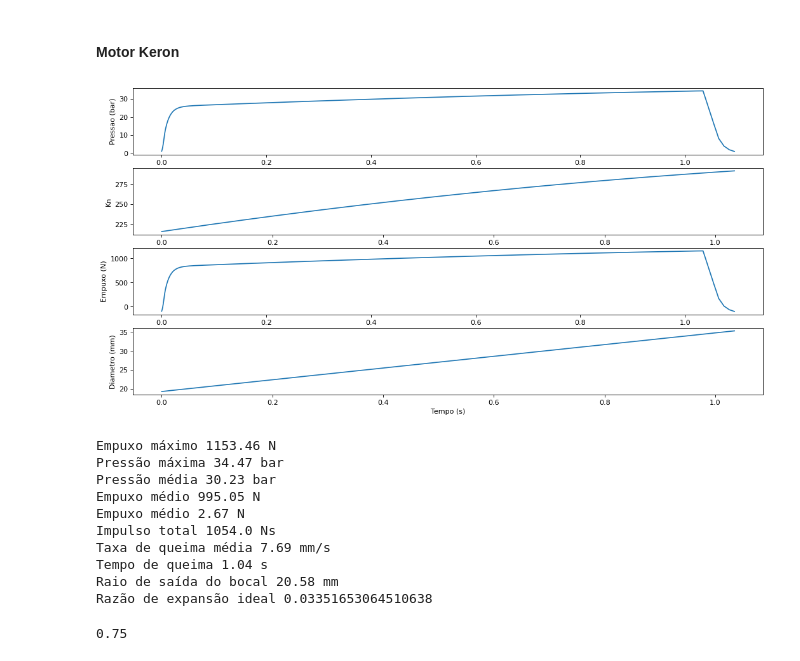
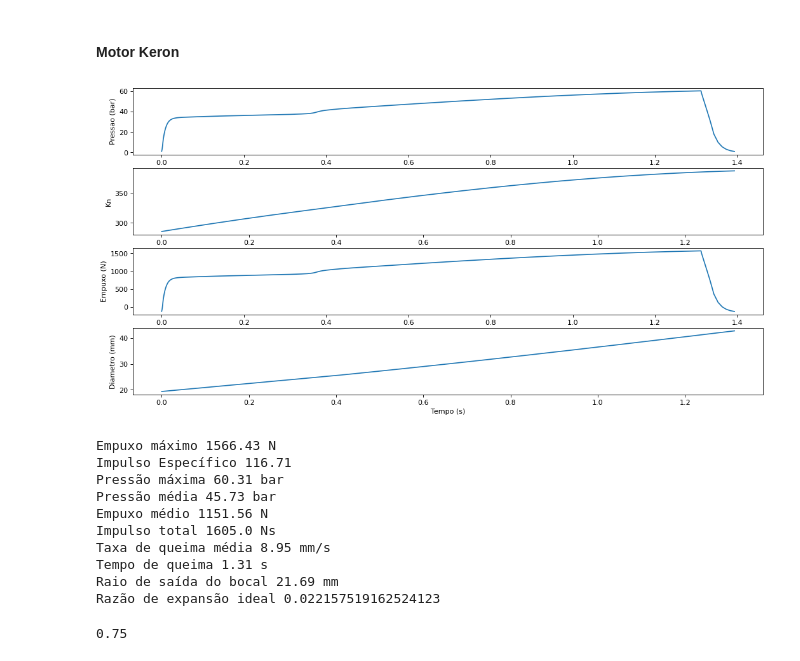
Before and after one commit to PatrickSampaioUSP/Propy, a Jupyter notebook: PropGoverningEquations.ipynb, the cells around one changed output. Saved outputs shown, nothing was run; the diff lists cells and outputs as text; code cells hidden in the pictures.

```diff
--- a/PropGoverningEquations.ipynb
+++ b/PropGoverningEquations.ipynb
@@ -87,7 +66,7 @@ import math
 import numpy as np
 import matplotlib.pyplot as plt
 from scipy import optimize
-from scipy.integrate import odeint, solve_ivp, trapz
+from scipy.integrate import solve_ivp, trapz
 
 ############ Parameters #############
 k = 1.1362                                            #Razão de calores específicos
@@ -100,7 +79,7 @@ R = R_universal/Mm                                    #Constante dos produtos de
 T = 1600.                                             #Temperatura de combustão (K)
 p_atm = 1.01325*(10**5)                               #Pressão atmosférica (Pa)
 m_prod_chamber = 0.                                   #Massa dos produtos de combustão (kg)
-n_cf = 0.8                                            #Eficiência do coeficiente de empuxo
+n_cf = 0.9                                            #Eficiência do coeficiente de empuxo
 g = 9.8                                               #Aceleração da gravidade (m/s^2)
 
 
@@ -113,7 +92,7 @@ calculate_thrust = lambda C,throat_area,x: C*throat_area*x
 
 def calculate_cf(expansion_ratio,exit_pressure_list,pressure_list,exit_area,throat_area):
   cf = np.zeros(len(pressure_list))
-  cf[0:len(cf)] = math.sqrt((2*k**2/(k-1))*((2/(k+1))**((k+1)/(k-1)))*(1-expansion_ratio**((k-1)/k))) + (exit_pressure_list[0:len(cf)] - p_atm)*exit_area/(throat_area*pressure_list[0:len(cf)])
+  cf[0:len(cf)] = n_cf*math.sqrt((2*k**2/(k-1))*((2/(k+1))**((k+1)/(k-1)))*(1-expansion_ratio**((k-1)/k))) + (exit_pressure_list[0:len(cf)] - p_atm)*exit_area/(throat_area*pressure_list[0:len(cf)])
   return cf
 
 def calculate_current_prop_volume(grain_number, lgrain, d_ext, d_in):
@@ -184,24 +163,24 @@ def calculate_tail_off(motor, pressure):
 
 def post_processing(y, time_vector, motor):
   tail_off_pressure, tail_off_time = calculate_tail_off(motor, y[2][-1])
-
-  burn_time_vector = time_vector
+  burn_time_vector = np.copy(time_vector)
 
   time_vector = np.hstack((time_vector, tail_off_time + time_vector[-1],))
   pressure_list = np.hstack((y[2], tail_off_pressure,))
+  mean_pressure = trapz(pressure_list, time_vector)/time_vector[-1]
   pressure_list = list(map(lambda x: x/10**5, pressure_list))
 
   mass_in_chamber_list = y[3]
   grain_length = y[1]
-  grain_ext_d = y[0]
+  grain_int_d = y[0]
 
-  mean_pressure = np.mean(pressure_list)*(10**5)
   if not motor.nozzle_exit_radius:
     exit_area_ideal = motor.throat_area/(math.pow((k+1)/2,1/(k-1))*math.pow(p_atm/mean_pressure,1/k)*math.sqrt((k+1)*(1-math.pow(p_atm/mean_pressure,(k-1)/k))/(k-1)))
     exit_radius = math.sqrt(exit_area_ideal/math.pi)*1000.
   else:
     exit_radius = motor.nozzle_exit_radius
     exit_area_ideal = math.pi*exit_radius**2
+    exit_radius = exit_radius*1000
 
   f = lambda x: math.pow(x,1/k)*math.sqrt((k+1)*(1-math.pow(x,(k-1)/k))/(k-1)) - motor.throat_area*math.pow((k+1)/2,1/(1-k))/exit_area_ideal
   expansion_ratio = optimize.newton(f,p_atm/mean_pressure)
@@ -209,7 +188,7 @@ def post_processing(y, time_vector, motor):
 
   cf = calculate_cf(expansion_ratio,exit_pressure_list,np.copy(pressure_list)*(10**5),exit_area_ideal,motor.throat_area)
   thrust_list = np.zeros(len(cf))
-  burn_rate_list = np.zeros(len(cf))
+  burn_rate_list = np.zeros(len(burn_time_vector))
 
   for j in range(len(pressure_list)):
     #cf[j]=n_cf*calculate_cf(pressure_list[j]*(10**5))
@@ -218,16 +197,13 @@ def post_processing(y, time_vector, motor):
       state = [y[0][j], y[1][j], y[2][j], y[3][j]]
       burn_rate_list[j] = modelo(burn_time_vector[j],state,motor)[0]*1000/2
 
-  average_burn_rate = np.mean(burn_rate_list)
+  average_burn_rate = trapz(burn_rate_list, burn_time_vector)/burn_time_vector[-1]
   burn_time = motor.web*1000/average_burn_rate
-  kn_list = list(map(lambda x: calculate_current_burn_area(D0, x[0], x[1], N)/motor.throat_area, zip(grain_ext_d, grain_length)))
+  kn_list = list(map(lambda x: calculate_current_burn_area(D0, x[0], x[1], N)/motor.throat_area, zip(grain_int_d, grain_length)))
   total_impulse = trapz(thrust_list, time_vector)
 
   specific_impulse = total_impulse/(g*motor.propelent_volume*rho_grain)
-  upper = math.pi*motor.chamber_length*(motor.web**2 + motor.web*motor.d_int)*specific_impulse*(average_burn_rate/10**3)*rho_grain*g
-  lower = motor.web*(1 + 2*(motor.chamber_length/motor.d_ext)) + (motor.chamber_length/motor.d_ext)*motor.d_int
-  f_avg = upper/lower
-  grain_ext_d = grain_ext_d*1000.
+  grain_int_d = grain_int_d*1000.
 
   plt.figure(figsize=(16,8),dpi=80)
   plt.subplot(4,1,1)
@@ -240,16 +216,16 @@ def post_processing(y, time_vector, motor):
   plt.plot(time_vector,thrust_list)
   plt.ylabel('Empuxo (N)')
   plt.subplot(4,1,4)
-  plt.plot(burn_time_vector,grain_ext_d)
+  plt.plot(burn_time_vector,grain_int_d)
   plt.ylabel('Diametro (mm)')
   plt.xlabel('Tempo (s)')
   plt.show()
 
   print(f"Empuxo máximo {round(np.max(thrust_list), 2)} N")
+  print(f"Impulso Específico {round(specific_impulse, 2)}")
   print(f"Pressão máxima {round(np.max(pressure_list), 2)} bar")
-  print(f"Pressão média {round(np.mean(pressure_list), 2)} bar")
-  print(f"Empuxo médio {round(np.mean(thrust_list), 2)} N")
-  print(f"Empuxo médio {round(f_avg, 2)} N")
+  print(f"Pressão média {round(mean_pressure/(10**5), 2)} bar")
+  print(f"Empuxo médio {round(total_impulse/time_vector[-1], 2)} N")
   print(f"Impulso total {round(total_impulse)} Ns")
   print(f"Taxa de queima média {round(average_burn_rate, 2)} mm/s")
   print(f"Tempo de queima {round(burn_time, 2)} s")
@@ -291,36 +267,38 @@ Razão de expansão ideal 0.020959032421973237
 # %% [markdown]
 #### Motor Keron
 # %%
-r_throat = 8.9/1000                                   #Raio da garganta do bocal (m)
-D0 = 35.3/1000                                        #Diâmetro externo (m)
+r_throat = 8/1000                                     #Raio da garganta do bocal (m)
+D0 = 42.8/1000                                        #Diâmetro externo (m)
 N = 6                                                 #Número de grãos
 d0 = 19.3/1000                                        #Diâmetro interno inicial (m)
 D_chamber = 48.8/1000                                 #Diâmetro interno da câmara (m)
 motor_length = 750/1000                               #Comprimento do motor (m)
+l_grain = 120/1000                                    #Comprimento do grão (m)
 keron = Motor(r_throat=r_throat,
                 D0=D0,
                 d0=d0,
                 N=N,
                 D_chamber=D_chamber,
-                L=motor_length)
+                L=motor_length,
+                l_grain=l_grain)
 
 conditions = [keron.d_int, keron.l_grain, p_atm, m_prod_chamber]
 t = np.linspace(0,1.8,10000)
 
 y = solve(modelo, conditions, 1.5, keron)
 post_processing(y.y, y.t, keron)
 # %% [output]
-[figure, old version]
+[figure, new version]
-Empuxo máximo 1153.46 N
-Pressão máxima 34.47 bar
-Pressão média 30.23 bar
-Empuxo médio 995.05 N
-Empuxo médio 2.67 N
-Impulso total 1054.0 Ns
-Taxa de queima média 7.69 mm/s
-Tempo de queima 1.04 s
-Raio de saída do bocal 20.58 mm
-Razão de expansão ideal 0.03351653064510638
+Empuxo máximo 1566.43 N
+Impulso Específico 116.71
+Pressão máxima 60.31 bar
+Pressão média 45.73 bar
+Empuxo médio 1151.56 N
+Impulso total 1605.0 Ns
+Taxa de queima média 8.95 mm/s
+Tempo de queima 1.31 s
+Raio de saída do bocal 21.69 mm
+Razão de expansão ideal 0.022157519162524123
 # %%
 keron.chamber_length
 # %% [output]
```
Also changed, not shown: parts of 7 cells of this notebook.
